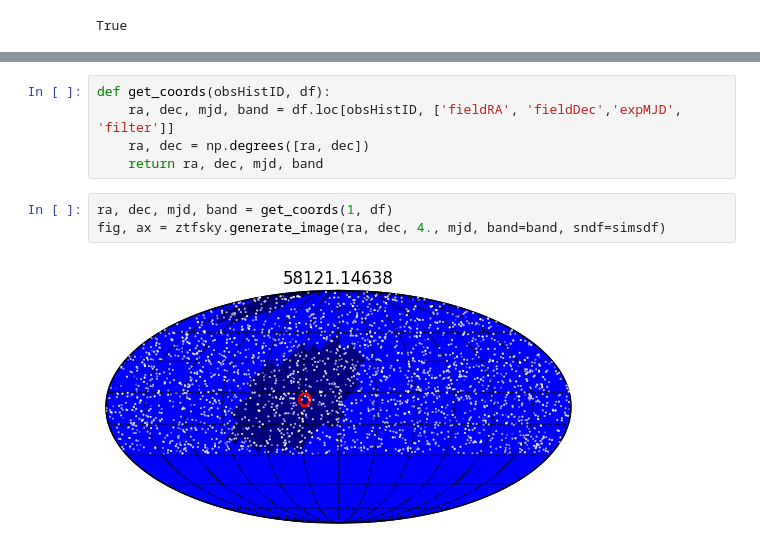
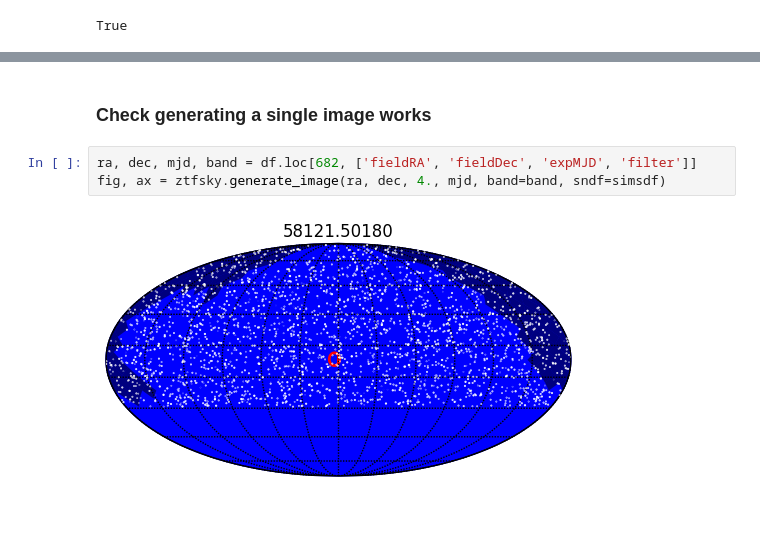
Before and after one commit to oskarkleincentre/cadence_demo_for_ztf, a Jupyter notebook: examples/Demo_ztf_sn_scatter.ipynb, the cells around one changed output, grey strips where cells are left out. Cells and saved outputs as stored; diff of their text form; blank space fills up the shorter version.

```diff
--- a/examples/Demo_ztf_sn_scatter.ipynb
+++ b/examples/Demo_ztf_sn_scatter.ipynb
@@ -100,10 +90,7 @@ ans
+# %% [markdown]
+### Check generating a single image works
 # %%
-def get_coords(obsHistID, df):
-    ra, dec, mjd, band = df.loc[obsHistID, ['fieldRA', 'fieldDec','expMJD', 'filter']]
-    ra, dec = np.degrees([ra, dec])
-    return ra, dec, mjd, band
+ra, dec, mjd, band = df.loc[682, ['fieldRA', 'fieldDec', 'expMJD', 'filter']]
+fig, ax = ztfsky.generate_image(ra, dec, 4., mjd, band=band, sndf=simsdf)
+# %% [output]
+[figure, added]
-# %%
-ra, dec, mjd, band = get_coords(1, df)
-fig, ax = ztfsky.generate_image(ra, dec, 4., mjd, band=band, sndf=simsdf)
-# %% [output]
-[figure, removed]
```
Also changed, not shown: parts of 15 cells of this notebook, 2 other files.
